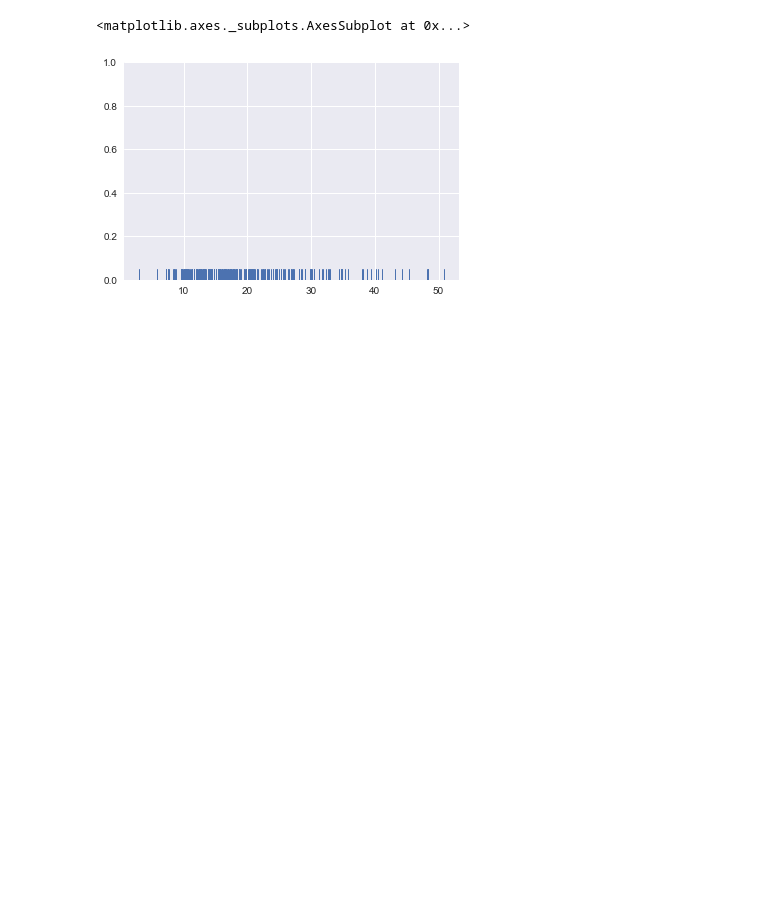
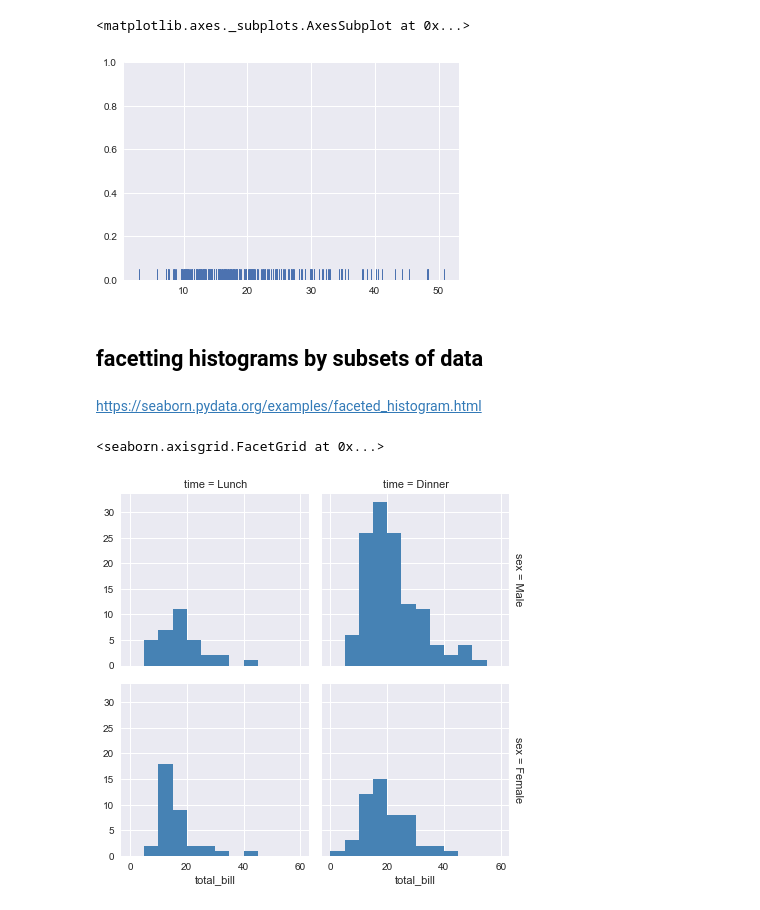
Before and after one commit to PaulaChiu/visualization, a Jupyter notebook: seaborn/distribution_plots.ipynb, the cells around one changed output. Cells and saved outputs as stored; diff of their text form; code cells hidden in the pictures; blank space fills up the shorter version.

Commit message:
plotting examples using seaborn

```diff
--- a/seaborn/distribution_plots.ipynb
+++ b/seaborn/distribution_plots.ipynb
@@ -100,3 +100,20 @@ sns.rugplot(tips['total_bill'])
 # %% [output]
 <matplotlib.axes._subplots.AxesSubplot at 0x...>
 [figure]
+# %% [markdown]
+## facetting histograms by subsets of data
+# %% [markdown]
+https://seaborn.pydata.org/examples/faceted_histogram.html
+# %%
+import numpy as np
+import seaborn as sns
+import matplotlib.pyplot as plt
+sns.set(style="darkgrid")
+# %%
+tips = sns.load_dataset("tips")
+g = sns.FacetGrid(tips, row="sex", col="time", margin_titles=True)
+bins = np.linspace(0, 60, 13)
+g.map(plt.hist, "total_bill", color="steelblue", bins=bins, lw=0)
+# %% [output]
+<seaborn.axisgrid.FacetGrid at 0x...>
+[figure, added]
```
Also changed, not shown: parts of 2 cells of this notebook, 5 other files.
